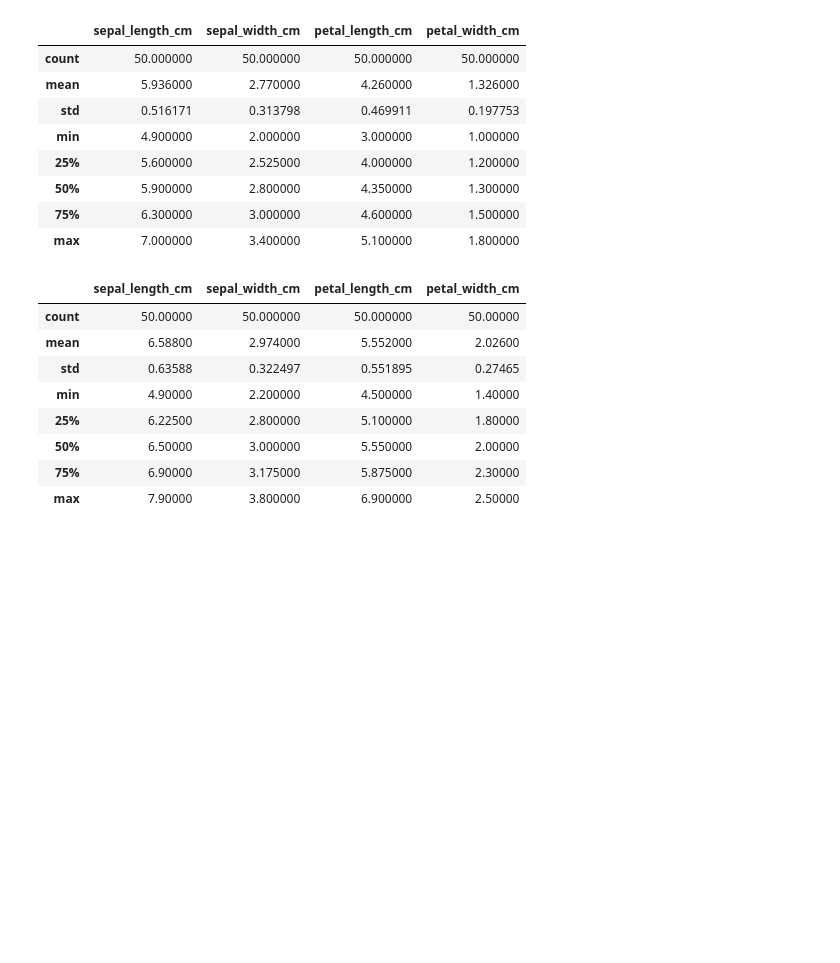
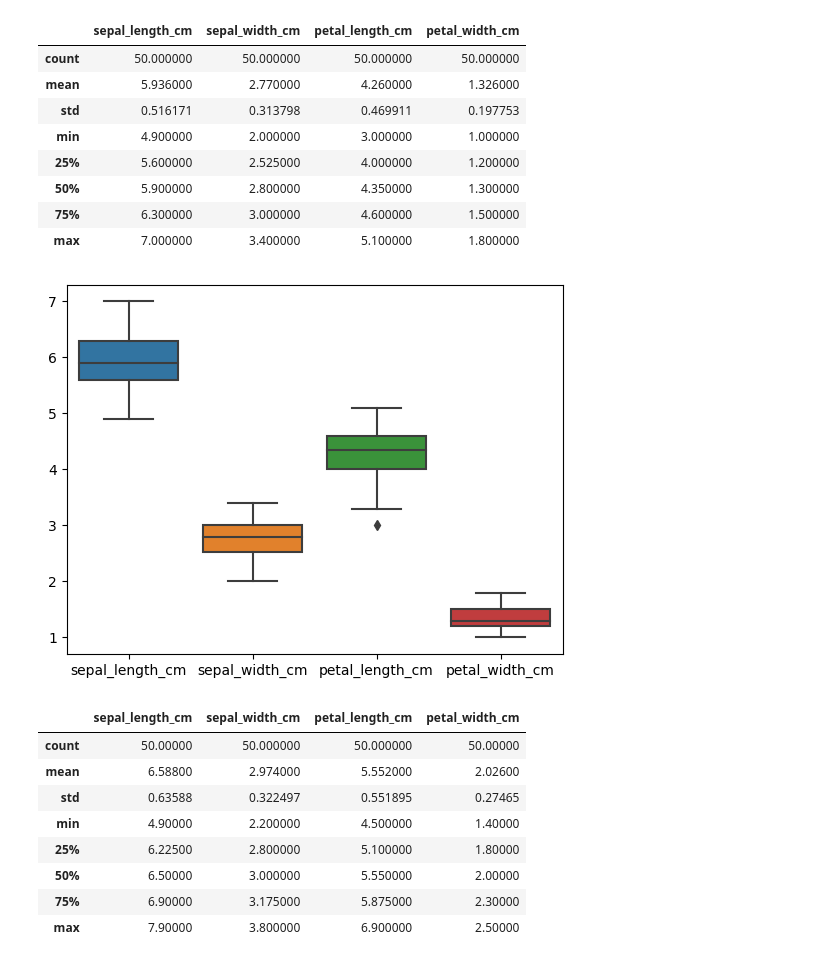
Before and after one commit to IreneKilgannon/pands-project, a Jupyter notebook: analysis.ipynb, the cells around one changed output. Saved outputs shown, nothing was run; the diff lists cells and outputs as text; code cells hidden in the pictures; blank space fills up the shorter version.

```diff
--- a/analysis.ipynb
+++ b/analysis.ipynb
@@ -92,6 +100,11 @@ versicolor.describe()
 | 50% | 5.900000 | 2.800000 | 4.350000 | 1.300000 |
 | 75% | 6.300000 | 3.000000 | 4.600000 | 1.500000 |
 | max | 7.000000 | 3.400000 | 5.100000 | 1.800000 |
+# %%
+sns.boxplot(versicolor)
+plt.show()
+# %% [output]
+[figure, added]
 # %%
 virginica = iris[iris['species'] == 'Iris-virginica']
 virginica.describe()
```
Also changed, not shown: parts of 6 cells of this notebook, 1 other file.
